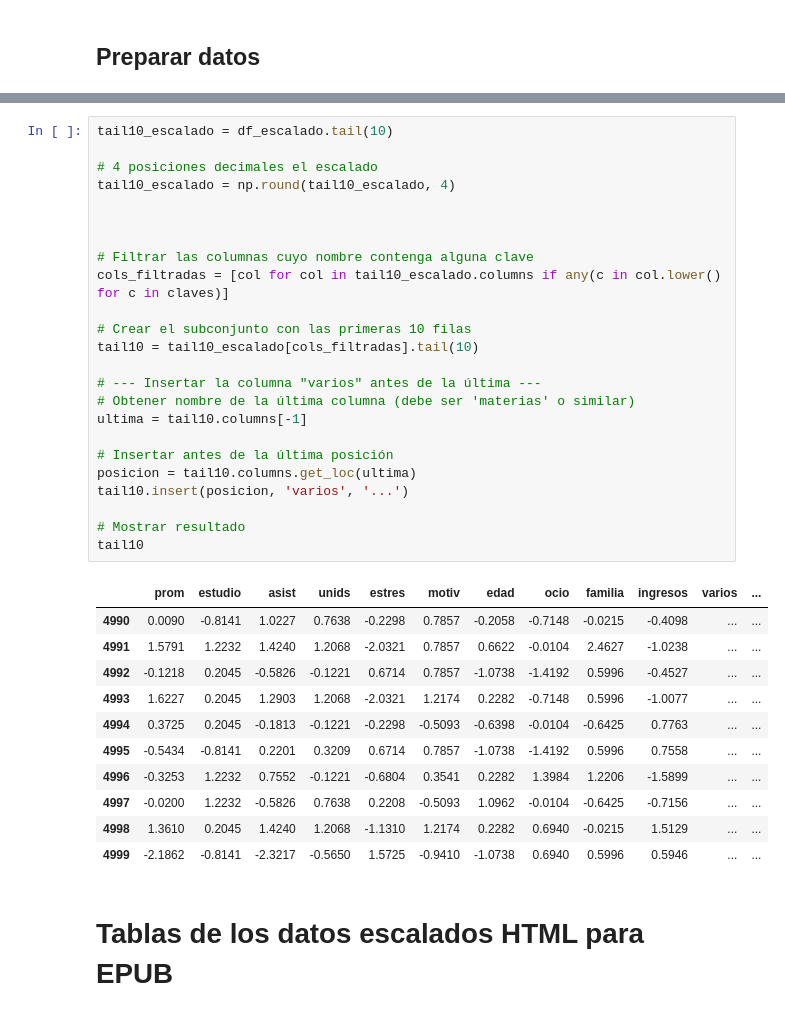
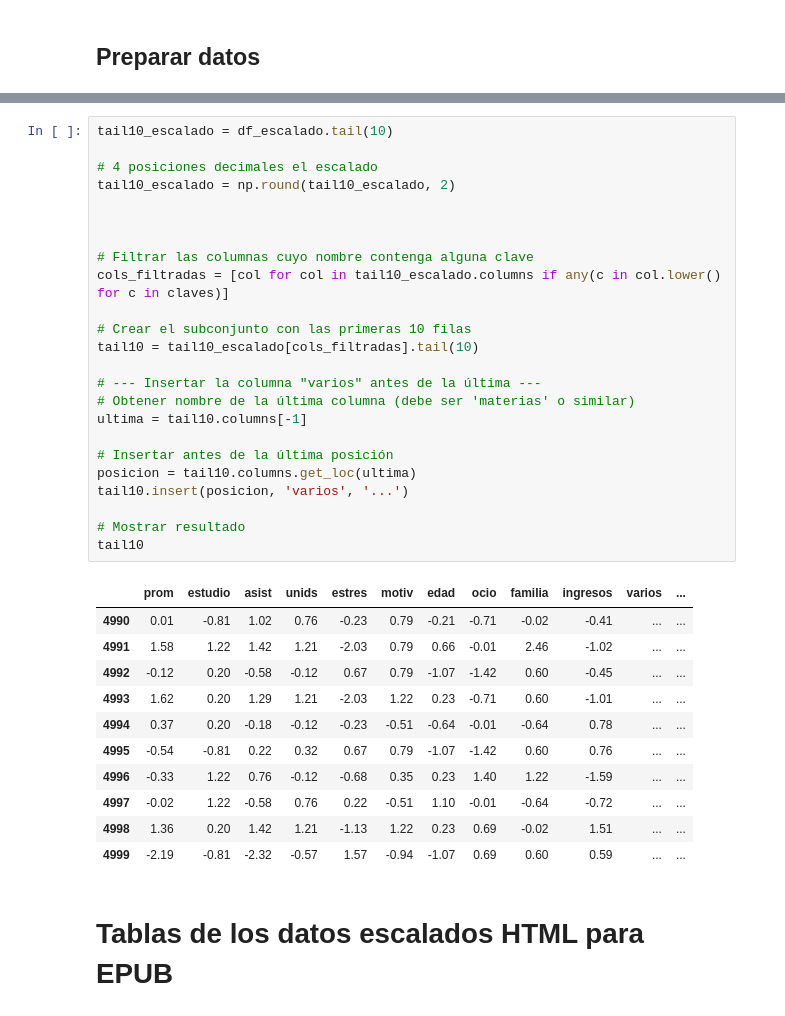
Before and after one commit to rpizarrog/machine_learning_r_python_casos_de_estudio, a Jupyter notebook: notebook_Python/t_SNE_5000_estudiantes.ipynb, the cells around one changed output, grey strips where cells are left out. Saved outputs shown, nothing was run; the diff lists cells and outputs as text.

```diff
--- a/notebook_Python/t_SNE_5000_estudiantes.ipynb
+++ b/notebook_Python/t_SNE_5000_estudiantes.ipynb
@@ -610,39 +656,39 @@ Variables numéricas
 # %%
 tail10_escalado = df_escalado.tail(10)
 
 # 4 posiciones decimales el escalado
-tail10_escalado = np.round(tail10_escalado, 4)
+tail10_escalado = np.round(tail10_escalado, 2)
 
 
 
 # Filtrar las columnas cuyo nombre contenga alguna clave
 cols_filtradas = [col for col in tail10_escalado.columns if any(c in col.lower() for c in claves)]
 
 # Crear el subconjunto con las primeras 10 filas
 tail10 = tail10_escalado[cols_filtradas].tail(10)
 
 # --- Insertar la columna "varios" antes de la última ---
 # Obtener nombre de la última columna (debe ser 'materias' o similar)
 ultima = tail10.columns[-1]
 
 # Insertar antes de la última posición
 posicion = tail10.columns.get_loc(ultima)
 tail10.insert(posicion, 'varios', '...')
 
 # Mostrar resultado
 tail10
 # %% [output]
 |  | prom | estudio | asist | unids | estres | motiv | edad | ocio | familia | ingresos | varios | ... |
-| 4990 | 0.0090 | -0.8141 | 1.0227 | 0.7638 | -0.2298 | 0.7857 | -0.2058 | -0.7148 | -0.0215 | -0.4098 | ... | ... |
-| 4991 | 1.5791 | 1.2232 | 1.4240 | 1.2068 | -2.0321 | 0.7857 | 0.6622 | -0.0104 | 2.4627 | -1.0238 | ... | ... |
-| 4992 | -0.1218 | 0.2045 | -0.5826 | -0.1221 | 0.6714 | 0.7857 | -1.0738 | -1.4192 | 0.5996 | -0.4527 | ... | ... |
-| 4993 | 1.6227 | 0.2045 | 1.2903 | 1.2068 | -2.0321 | 1.2174 | 0.2282 | -0.7148 | 0.5996 | -1.0077 | ... | ... |
-| 4994 | 0.3725 | 0.2045 | -0.1813 | -0.1221 | -0.2298 | -0.5093 | -0.6398 | -0.0104 | -0.6425 | 0.7763 | ... | ... |
-| 4995 | -0.5434 | -0.8141 | 0.2201 | 0.3209 | 0.6714 | 0.7857 | -1.0738 | -1.4192 | 0.5996 | 0.7558 | ... | ... |
-| 4996 | -0.3253 | 1.2232 | 0.7552 | -0.1221 | -0.6804 | 0.3541 | 0.2282 | 1.3984 | 1.2206 | -1.5899 | ... | ... |
-| 4997 | -0.0200 | 1.2232 | -0.5826 | 0.7638 | 0.2208 | -0.5093 | 1.0962 | -0.0104 | -0.6425 | -0.7156 | ... | ... |
-| 4998 | 1.3610 | 0.2045 | 1.4240 | 1.2068 | -1.1310 | 1.2174 | 0.2282 | 0.6940 | -0.0215 | 1.5129 | ... | ... |
-| 4999 | -2.1862 | -0.8141 | -2.3217 | -0.5650 | 1.5725 | -0.9410 | -1.0738 | 0.6940 | 0.5996 | 0.5946 | ... | ... |
+| 4990 | 0.01 | -0.81 | 1.02 | 0.76 | -0.23 | 0.79 | -0.21 | -0.71 | -0.02 | -0.41 | ... | ... |
+| 4991 | 1.58 | 1.22 | 1.42 | 1.21 | -2.03 | 0.79 | 0.66 | -0.01 | 2.46 | -1.02 | ... | ... |
+| 4992 | -0.12 | 0.20 | -0.58 | -0.12 | 0.67 | 0.79 | -1.07 | -1.42 | 0.60 | -0.45 | ... | ... |
+| 4993 | 1.62 | 0.20 | 1.29 | 1.21 | -2.03 | 1.22 | 0.23 | -0.71 | 0.60 | -1.01 | ... | ... |
+| 4994 | 0.37 | 0.20 | -0.18 | -0.12 | -0.23 | -0.51 | -0.64 | -0.01 | -0.64 | 0.78 | ... | ... |
+| 4995 | -0.54 | -0.81 | 0.22 | 0.32 | 0.67 | 0.79 | -1.07 | -1.42 | 0.60 | 0.76 | ... | ... |
+| 4996 | -0.33 | 1.22 | 0.76 | -0.12 | -0.68 | 0.35 | 0.23 | 1.40 | 1.22 | -1.59 | ... | ... |
+| 4997 | -0.02 | 1.22 | -0.58 | 0.76 | 0.22 | -0.51 | 1.10 | -0.01 | -0.64 | -0.72 | ... | ... |
+| 4998 | 1.36 | 0.20 | 1.42 | 1.21 | -1.13 | 1.22 | 0.23 | 0.69 | -0.02 | 1.51 | ... | ... |
+| 4999 | -2.19 | -0.81 | -2.32 | -0.57 | 1.57 | -0.94 | -1.07 | 0.69 | 0.60 | 0.59 | ... | ... |
 # %% [markdown]
 # Tablas de los datos escalados HTML para EPUB
 # %%
```
Also changed, not shown: parts of 5 cells of this notebook.
